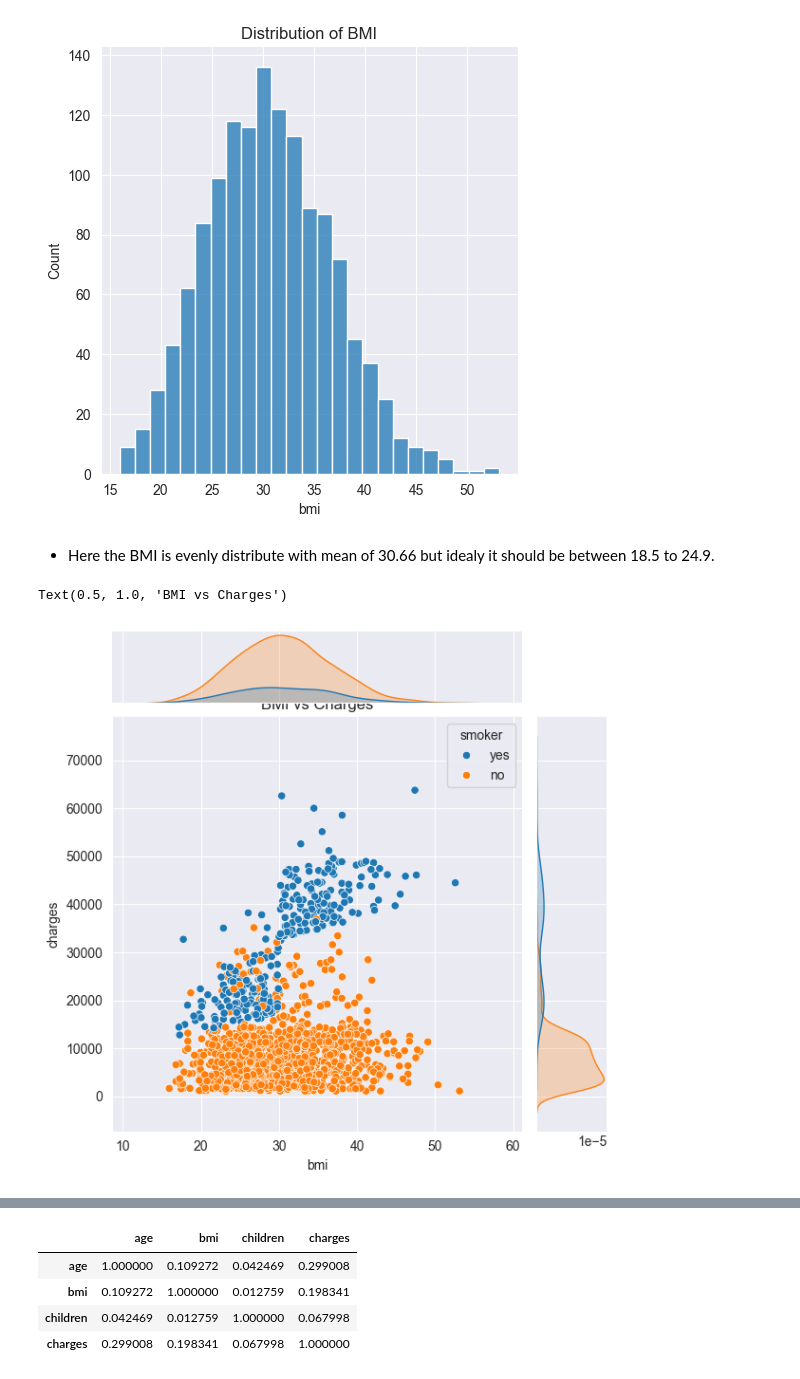
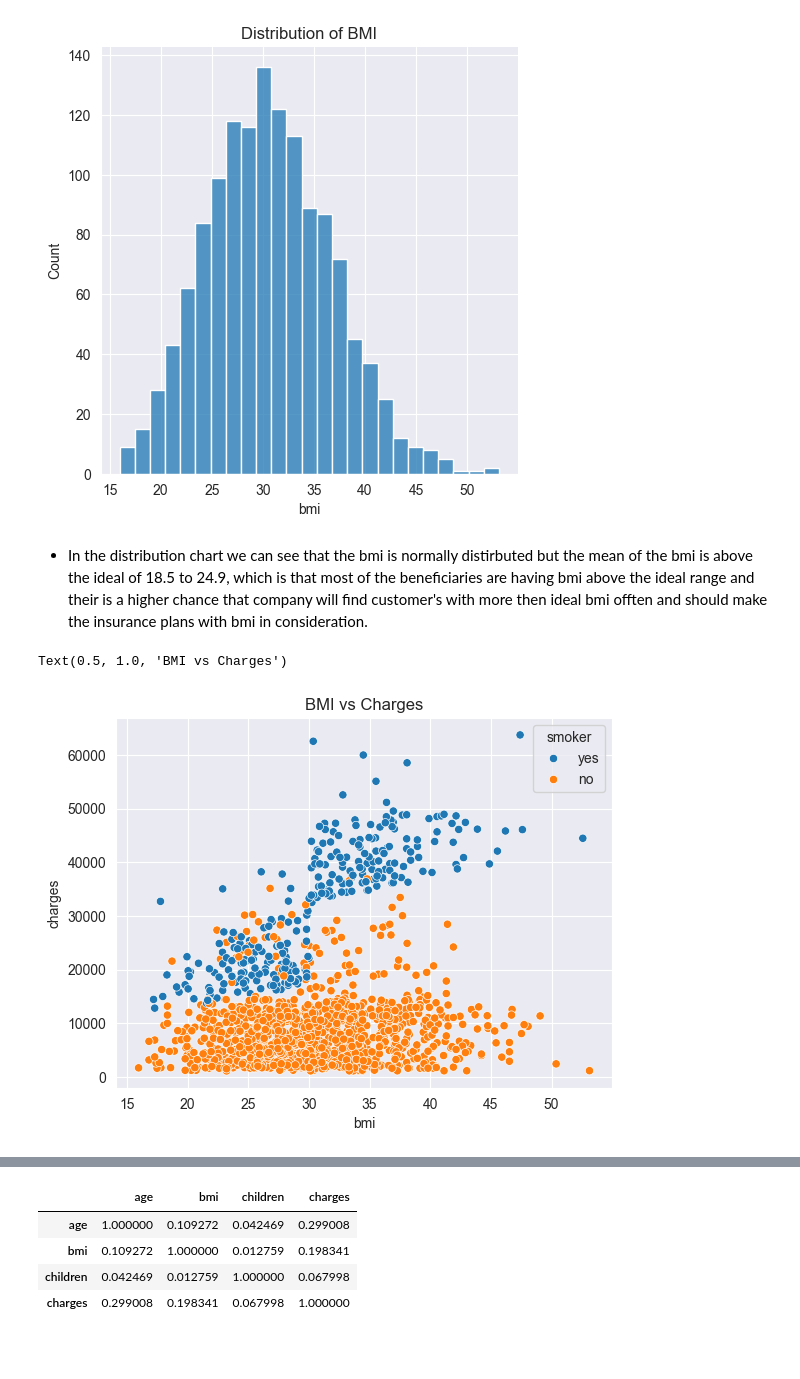
Before and after one commit to rushi0808/insurance-prediction, a Jupyter notebook: notebooks/Insurance_Cost_Prediction_EDA.ipynb, the cells around one changed output, grey strips where cells are left out. Drawn from its saved outputs; the diff is of its cells as text; code cells hidden in the pictures; blank space fills up the shorter version.

```diff
--- a/notebooks/Insurance_Cost_Prediction_EDA.ipynb
+++ b/notebooks/Insurance_Cost_Prediction_EDA.ipynb
@@ -202,12 +214,12 @@ print(df['bmi'].mean())
 0.2840471105987448
 30.66339686098655
 [figure]
-# %% [markdown]
-- Here the BMI is evenly distribute with mean of 30.66 but idealy it should be between 18.5 to 24.9.
+# %% [markdown]
+- In the distribution chart we can see that the bmi is normally distirbuted but the mean of the bmi is above the ideal of 18.5 to 24.9, which is that most of the beneficiaries are having bmi above the ideal range and their is a higher chance that company will find customer's with more then ideal bmi offten and should make the insurance plans with bmi in consideration.
 # %%
-sns.jointplot(x='bmi', y='charges', data=df, hue='smoker')
+sns.scatterplot(x='bmi', y='charges', data=df, hue='smoker')
 plt.title('BMI vs Charges')
 # %% [output]
 Text(0.5, 1.0, 'BMI vs Charges')
-[figure, old version]
+[figure, new version]
 # %% [markdown]
```
Also changed, not shown: parts of 17 cells of this notebook, 3 other files.
